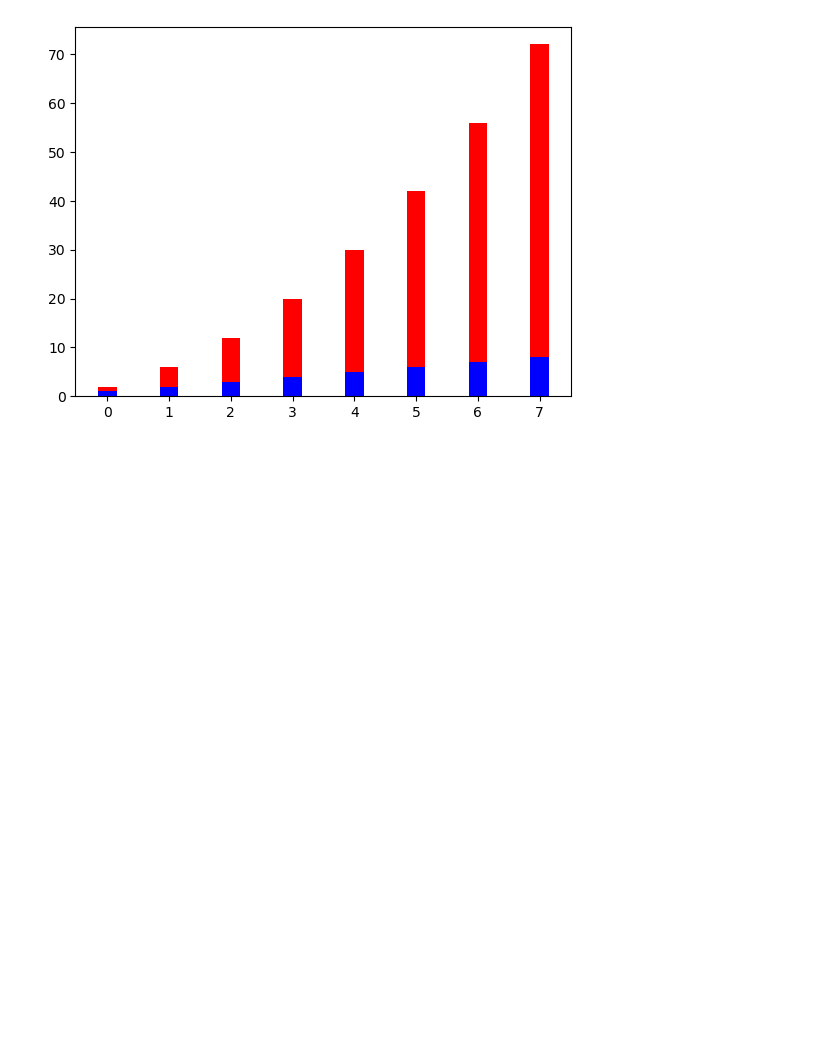
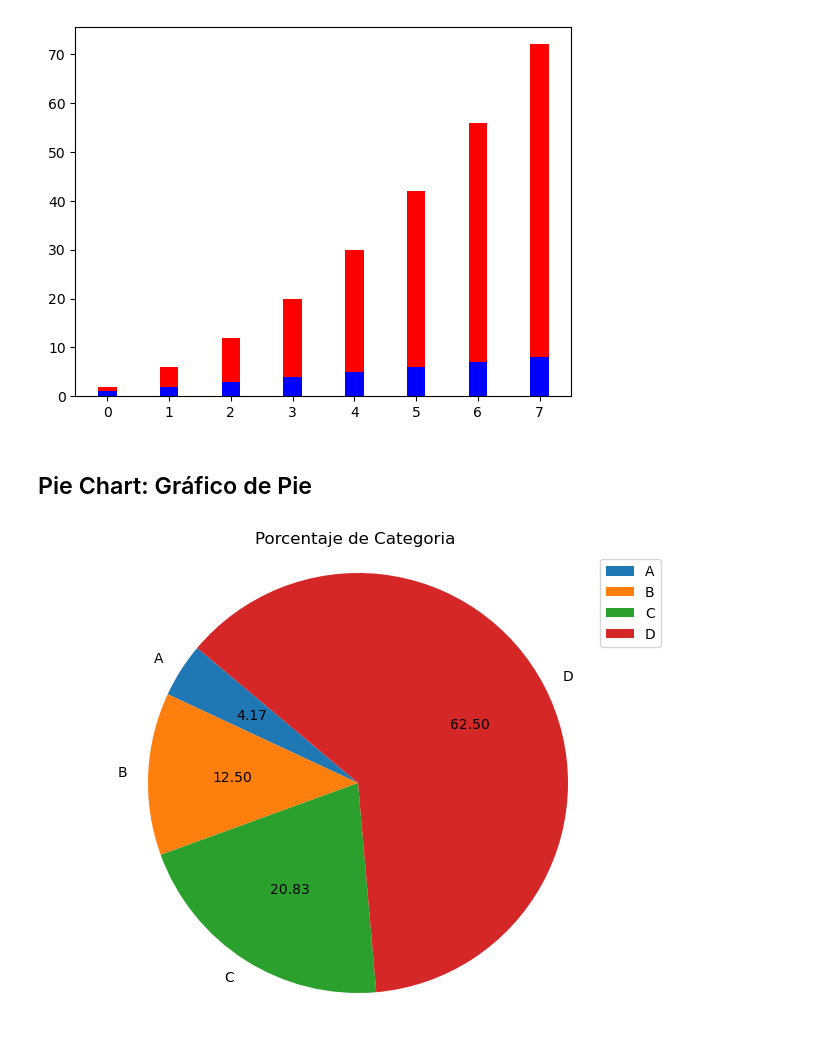
Before and after one commit to dfosorio111/tech_skills, a Jupyter notebook: visualization/matplotlib.ipynb, the cells around one changed output. Saved outputs shown, nothing was run; the diff lists cells and outputs as text; code cells hidden in the pictures; blank space fills up the shorter version.

```diff
--- a/visualization/matplotlib.ipynb
+++ b/visualization/matplotlib.ipynb
@@ -246,3 +247,29 @@ plt.bar(xvals, exponential_data, width = 0.3, bottom=linear_data, color='r')
 # %% [output]
 <BarContainer object of 8 artists>
 [figure]
+# %% [markdown]
+## Pie Chart: Gráfico de Pie
+# %%
+# Create a Pandas dataframe
+df = pd.DataFrame(
+   {
+      'Categoria': ['A', 'B', 'C', 'D'],
+      'Total': [10, 30, 50, 150]
+   }
+)
+df['Total'].value_counts()
+
+# calcular proporcion de clases
+class_proportions = df['Total'].value_counts(normalize=True)
+
+# crear pie plot
+plt.figure(figsize=(8, 6))
+plt.pie(df['Total'], labels=df['Categoria'], autopct=lambda p: format(p, '.2f') if 5 > 2 else None, startangle=140)
+plt.title('Porcentaje de Categoria ')
+plt.legend(labels=['A', 'B', 'C', 'D'], loc='best')
+plt.axis('equal')
+
+# Show the plot
+plt.show()
+# %% [output]
+[figure, added]
```
Also changed, not shown: parts of 1 cell of this notebook, 3 other files.
